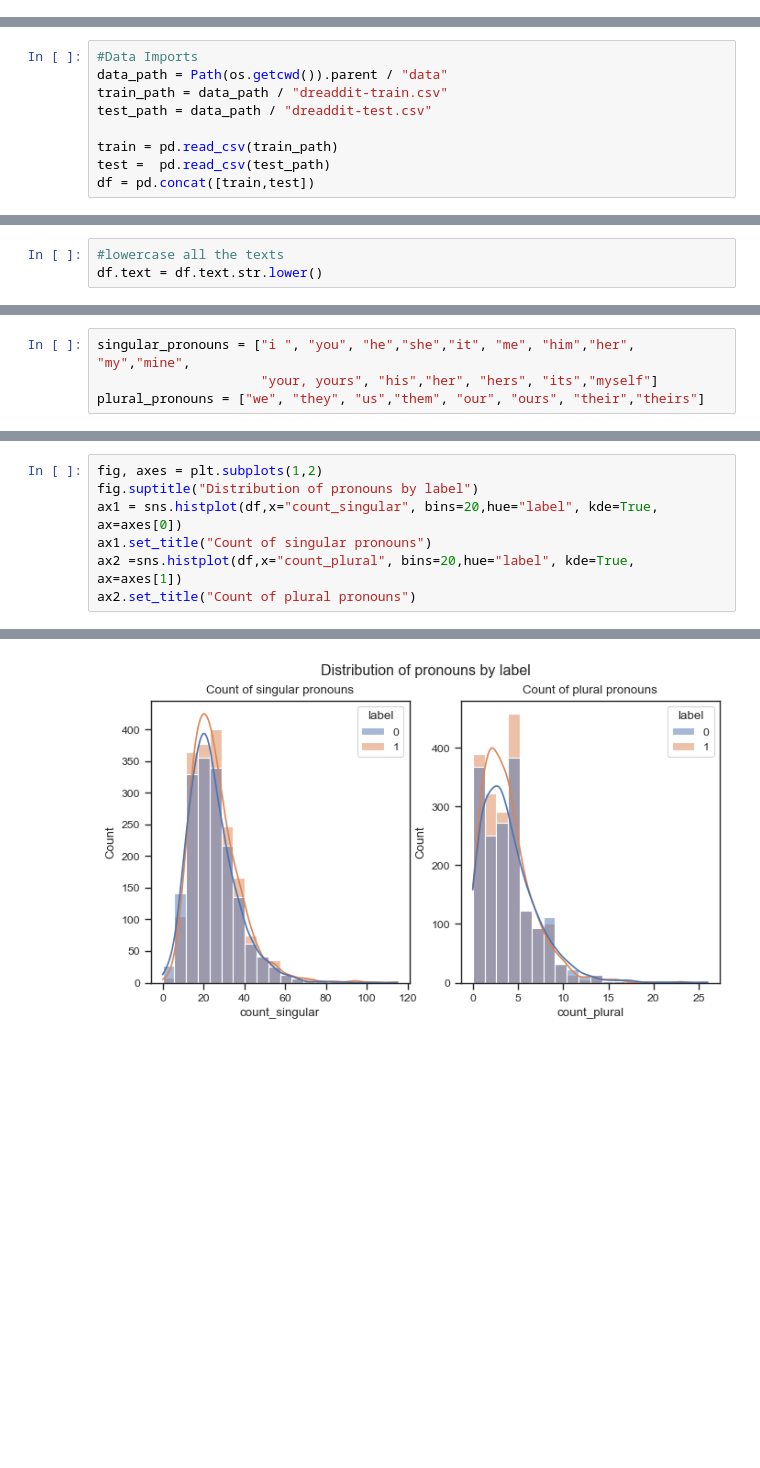
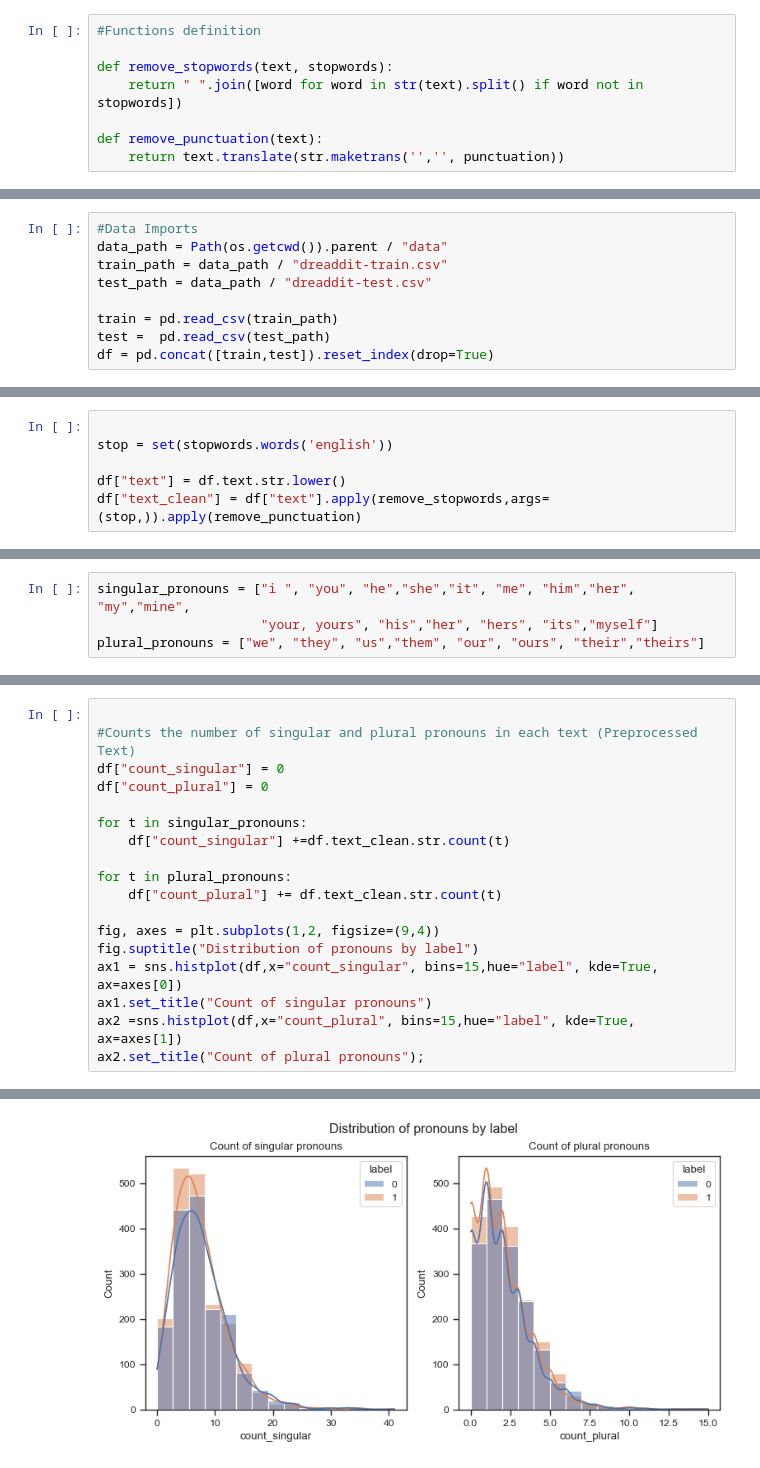
Before and after one commit to fjmoyao/depression_detection, a Jupyter notebook: src/EDA.ipynb, the cells around one changed output, grey strips where cells are left out. Cells and saved outputs as stored; diff of their text form; blank space fills up the shorter version.

```diff
--- a/src/EDA.ipynb
+++ b/src/EDA.ipynb
@@ -23,3 +38,11 @@ from wordcloud import WordCloud,STOPWORDS
+# %%
+#Functions definition
+
+def remove_stopwords(text, stopwords):
+    return " ".join([word for word in str(text).split() if word not in stopwords])
+
+def remove_punctuation(text):
+    return text.translate(str.maketrans('','', punctuation))
 # %%
 sns.set_theme(style ="ticks",context="paper", rc={'figure.figsize':(8,4)})
 # %%
@@ -30,7 +53,7 @@ test_path = data_path / "dreaddit-test.csv"
 
 train = pd.read_csv(train_path)
 test =  pd.read_csv(test_path)
-df = pd.concat([train,test])
+df = pd.concat([train,test]).reset_index(drop=True)
 # %%
 
 print(f"There are {df.shape[0]} entries")
@@ -45,6 +68,3 @@ print("There is a confirmation that labels are balanced")
 # %% [output]
 There is a confirmation that labels are balanced
 [figure]
-# %%
-#lowercase all the texts
-df.text = df.text.str.lower()
@@ -51,3 +73,9 @@ df.text = df.text.str.lower()
+# %%
+
+stop = set(stopwords.words('english'))
+
+df["text"] = df.text.str.lower()
+df["text_clean"] = df["text"].apply(remove_stopwords,args= (stop,)).apply(remove_punctuation)
 # %% [markdown]
 #### **Uso de lenguage en singular entre los labels**
 
@@ -69,8 +134,19 @@ for t in plural_pronouns:
 # %%
-fig, axes = plt.subplots(1,2)
+
+#Counts the number of singular and plural pronouns in each text (Preprocessed Text)
+df["count_singular"] = 0
+df["count_plural"] = 0
+
+for t in singular_pronouns:
+    df["count_singular"] +=df.text_clean.str.count(t)
+
+for t in plural_pronouns:
+    df["count_plural"] += df.text_clean.str.count(t)
+
+fig, axes = plt.subplots(1,2, figsize=(9,4))
 fig.suptitle("Distribution of pronouns by label")
-ax1 = sns.histplot(df,x="count_singular", bins=20,hue="label", kde=True, ax=axes[0])
+ax1 = sns.histplot(df,x="count_singular", bins=15,hue="label", kde=True, ax=axes[0])
 ax1.set_title("Count of singular pronouns")
-ax2 =sns.histplot(df,x="count_plural", bins=20,hue="label", kde=True, ax=axes[1])
-ax2.set_title("Count of plural pronouns")
+ax2 =sns.histplot(df,x="count_plural", bins=15,hue="label", kde=True, ax=axes[1])
+ax2.set_title("Count of plural pronouns");
 # %% [output]
@@ -78 +153 @@ Text(0.5, 1.0, 'Count of plural pronouns')
-[figure, old version]
+[figure, new version]
```
Also changed, not shown: parts of 14 cells of this notebook.
